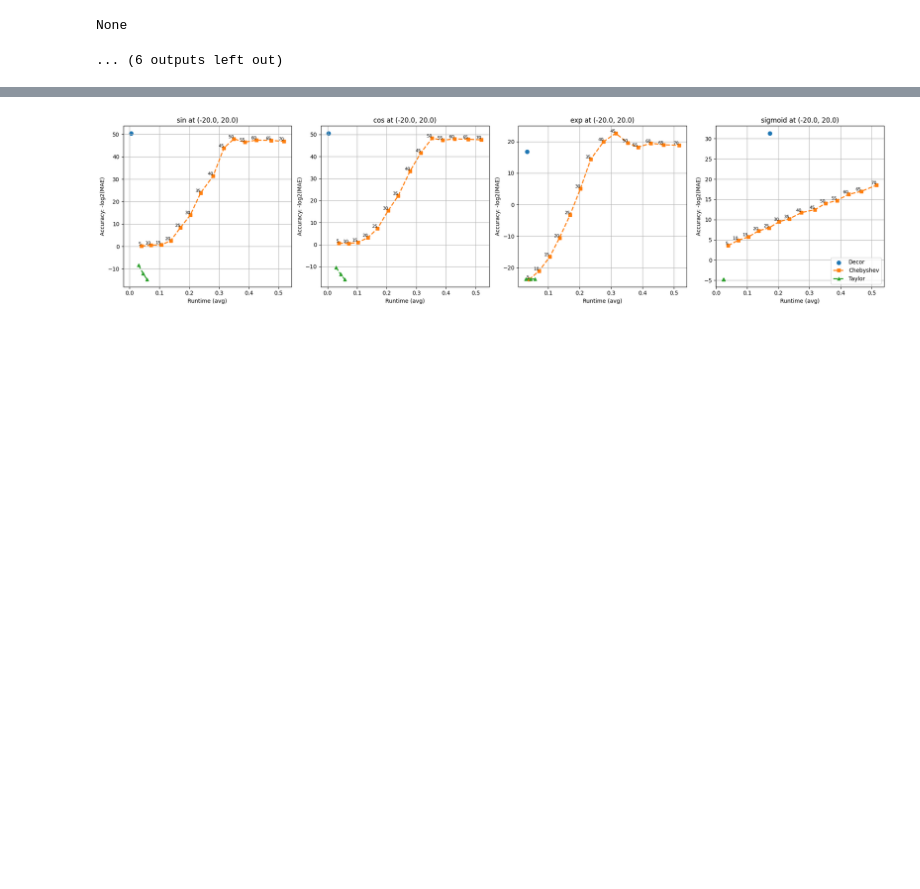
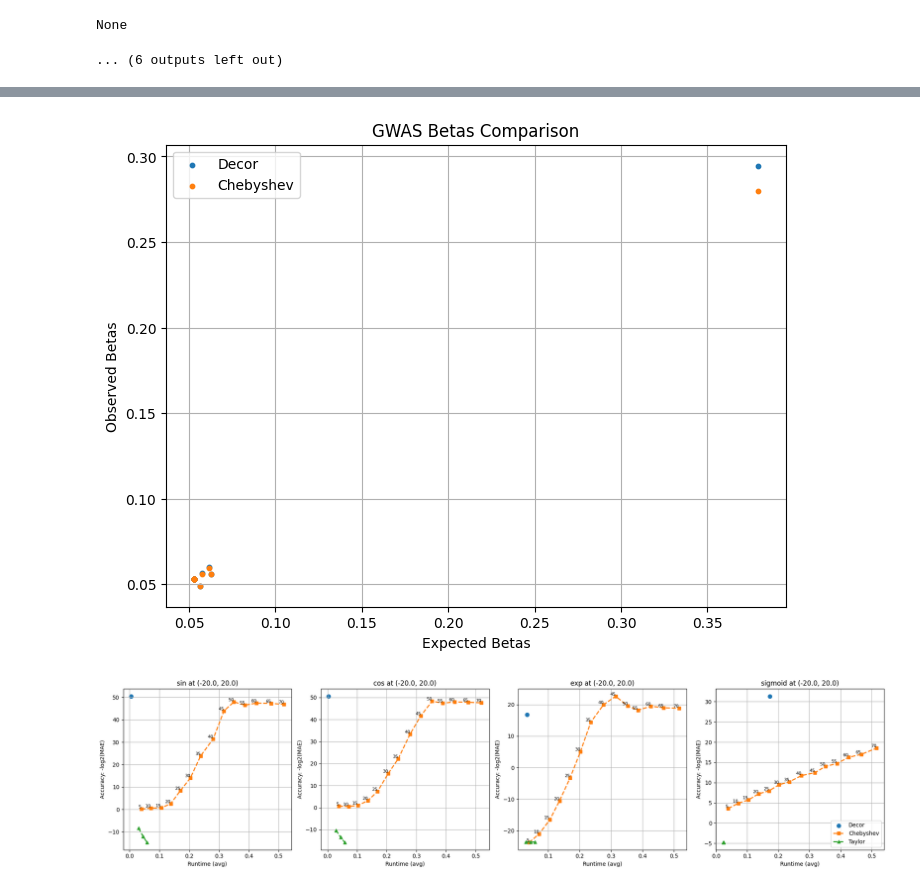
Before and after one commit to hcholab/decor, a Jupyter notebook: plots.ipynb, the cells around one changed output, grey strips where cells are left out. Drawn from its saved outputs; the diff is of its cells as text; code cells hidden in the pictures; blank space fills up the shorter version.

```diff
--- a/plots.ipynb
+++ b/plots.ipynb
@@ -271,3 +302,45 @@ Could not find dump/dti_64_CP1.p
+# %%
+def plot_scatter_baseline_refs(x, ys, labels=None, title="Scatter Plot", xlabel="X", ylabel="Y"):
+    """
+    Plots a scatter plot with a baseline X and multiple reference Ys.
+
+    Args:
+        x (list or np.ndarray): Baseline X values.
+        ys (list of lists or np.ndarrays): List of reference Y values.
+        labels (list of str, optional): Labels for each Y reference.
+        title (str, optional): Plot title.
+        xlabel (str, optional): Label for X axis.
+        ylabel (str, optional): Label for Y axis.
+    """
+    plt.figure(figsize=(8, 6))
+    for idx, y in enumerate(ys):
+        label = labels[idx] if labels and idx < len(labels) else f"Ref {idx+1}"
+        plt.scatter(x, y, label=label, s=10)
+    plt.title(title)
+    plt.xlabel(xlabel)
+    plt.ylabel(ylabel)
+    plt.legend()
+    plt.grid(True)
+    plt.show()
+# %%
+def get_betas_by_method(method_name, df):
+    row = df[df['Method'] == method_name]
+    if not row.empty:
+        return row.iloc[0]['Betas']
+    return None
+# %%
+plot_scatter_baseline_refs(
+    x=get_betas_by_method("gwas_plaintext_betas_64", gwas_betas_df),
+    ys=[
+        get_betas_by_method("gwas_decor_betas_64", gwas_betas_df),
+        get_betas_by_method("gwas_chebyshev_betas_64", gwas_betas_df),
+    ],
+    labels=["Decor", "Chebyshev", "Fourier"],
+    title="GWAS Betas Comparison",
+    xlabel="Expected Betas",
+    ylabel="Observed Betas")
+# %% [output]
+[figure, added]
 # %%
 # e2e_df[e2e_df['Method'].str.contains('binary')].sort_values(by='Accuracy', ascending=False)
 # %%
```
Also changed, not shown: parts of 2 cells of this notebook, 3 other files.
